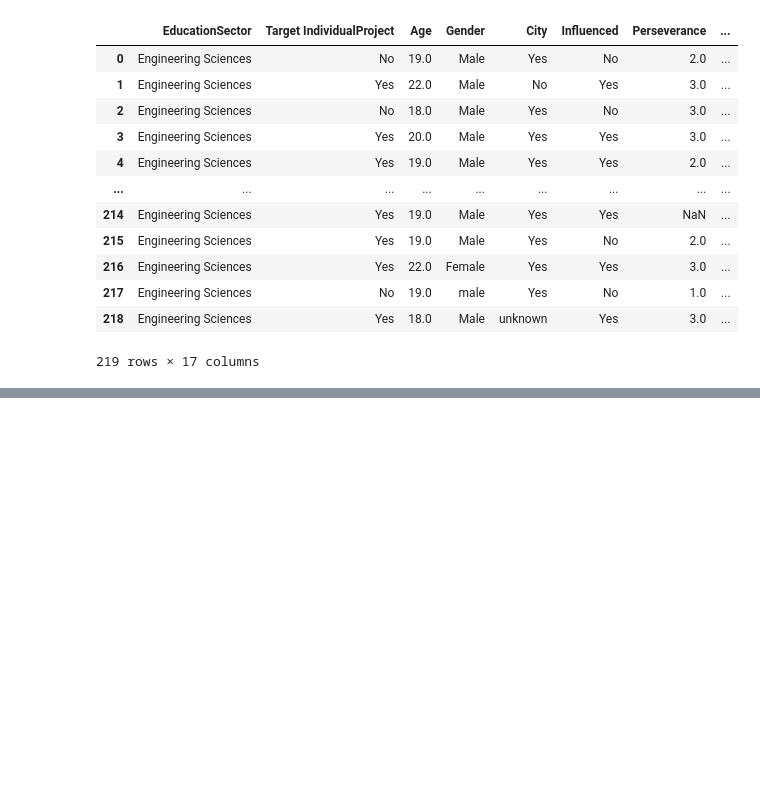
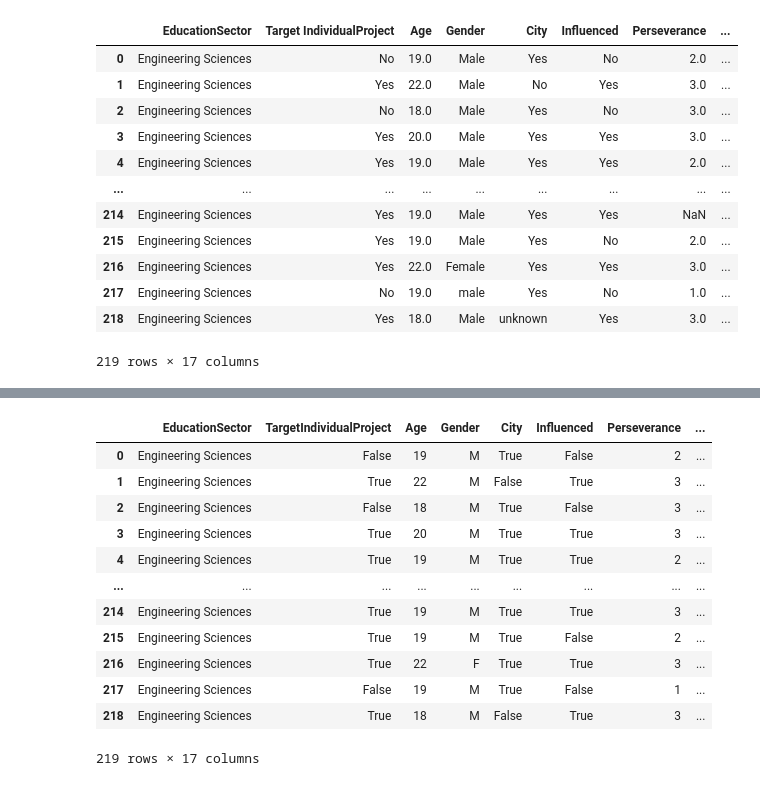
Before and after one commit to louis-md/data-preparation, a Jupyter notebook: main.ipynb, the cells around one changed output, grey strips where cells are left out. Cells and saved outputs as stored; diff of their text form; code cells hidden in the pictures; blank space fills up the shorter version.

```diff
--- a/main.ipynb
+++ b/main.ipynb
@@ -44,0 +89,24 @@ dtype: int64
+# %%
+from sklearn.impute import KNNImputer
+
+imputer = KNNImputer(n_neighbors = 5)
+columnNames = data.columns[data.isnull().any()].tolist()[0:-1]
+data[columnNames] = imputer.fit_transform(data[columnNames])
+# %%
+numerical = data.select_dtypes(include=np.number)
+data[numerical.columns] = numerical.astype(int)
+data
+# %% [output]
+|  | EducationSector | TargetIndividualProject | Age | Gender | City | Influenced | Perseverance | ... |
+| 0 | Engineering Sciences | False | 19 | M | True | False | 2 | ... |
+| 1 | Engineering Sciences | True | 22 | M | False | True | 3 | ... |
+| 2 | Engineering Sciences | False | 18 | M | True | False | 3 | ... |
+| 3 | Engineering Sciences | True | 20 | M | True | True | 3 | ... |
+| 4 | Engineering Sciences | True | 19 | M | True | True | 2 | ... |
+| ... | ... | ... | ... | ... | ... | ... | ... | ... |
+| 214 | Engineering Sciences | True | 19 | M | True | True | 3 | ... |
+| 215 | Engineering Sciences | True | 19 | M | True | False | 2 | ... |
+| 216 | Engineering Sciences | True | 22 | F | True | True | 3 | ... |
+| 217 | Engineering Sciences | False | 19 | M | True | False | 1 | ... |
+| 218 | Engineering Sciences | True | 18 | M | False | True | 3 | ... |
+219 rows × 17 columns
```
Also changed, not shown: parts of 9 cells of this notebook.
